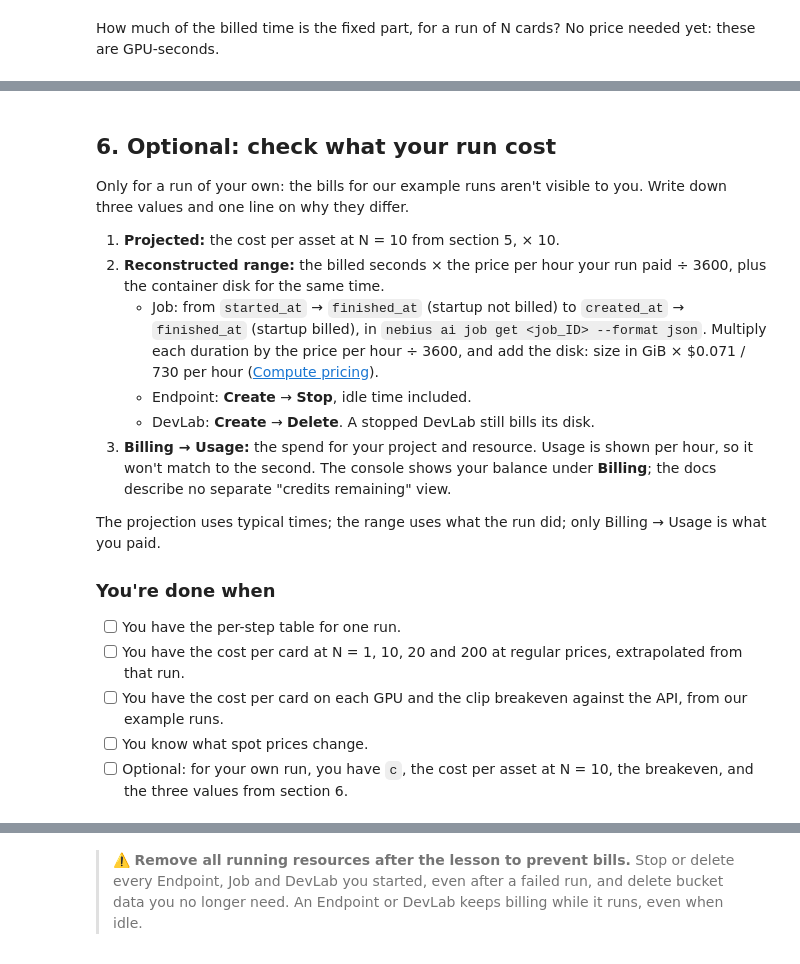
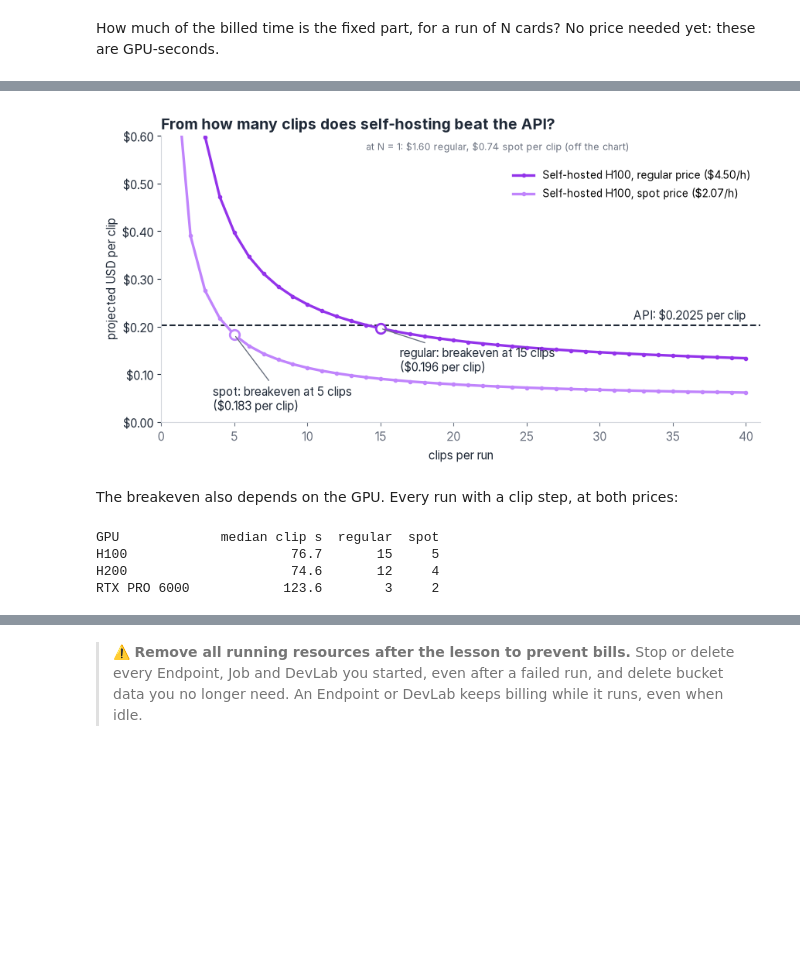
Before and after one commit to DataTalksClub/production-ai-agents-for-media-generation, a Jupyter notebook: 01-consistent-media-generation-on-serverless-gpus/code/nb-measuring-costs.ipynb, the cells around one changed output, grey strips where cells are left out. Drawn from its saved outputs; the diff is of its cells as text; code cells hidden in the pictures; blank space fills up the shorter version.

```diff
--- a/01-consistent-media-generation-on-serverless-gpus/code/nb-measuring-costs.ipynb
+++ b/01-consistent-media-generation-on-serverless-gpus/code/nb-measuring-costs.ipynb
@@ -208,0 +270,10 @@ for k in (1, 4, 10):
+# %%
+N = 200
+t_fixed_cached = T_START_S + t_load - clip["load_s"]  # best case: clip weights already on disk
+for k in (1, 4, 10):
+    wall_h = (t_fixed + N * t_gen / k) / 3600
+    usd = rate / 3600 * (k * t_fixed + N * t_gen)
+    usd_cached = rate / 3600 * (k * t_fixed_cached + N * t_gen)
+    print(
+        f"K={k:<3} wall time {wall_h:4.1f} h, cost ${usd:.2f} (${usd_cached:.2f} with cached clip weights)"
+    )
@@ -296,21 +413,0 @@ The same numbers as section 3, at the spot snapshot in "Prices and assumptions".
-# %%
-print(f"spot snapshot {SPOT_SNAPSHOT} vs regular, {PRICE_DATE}")
-print(f"{'GPU':<14}{'regular':>9}{'spot':>7}{'saving':>8}{'c reg':>9}{'c spot':>9}"
-      f"{'N=20 reg':>10}{'N=20 spot':>11}{'200k reg':>10}{'200k spot':>11}{'breakeven':>11}")
-for gpu in PRICES:
-    reg, spt = gpu_costs(gpu, "regular"), gpu_costs(gpu, "spot")
-    if reg is None:
-        continue
-    saving = 1 - spt["usd_h"] / reg["usd_h"]
-    print(f"{gpu:<14}{reg['usd_h']:>9.2f}{spt['usd_h']:>7.2f}{saving:>8.0%}"
-          f"{reg['c']:>9.4f}{spt['c']:>9.4f}{reg['n20']:>10.4f}{spt['n20']:>11.4f}"
-          f"{reg['santa']:>10,.0f}{spt['santa']:>11,.0f}"
-          f"{reg['breakeven'] or 'never':>6} -> {spt['breakeven'] or 'never'}")
-
-cheapest = {
-    pricing: min((g for g in PRICES if gpu_costs(g, pricing)),
-                 key=lambda g: gpu_costs(g, pricing)["c"])
-    for pricing in ("regular", "spot")
-}
-print(f"\nlowest marginal cost per card: {cheapest['regular']} at regular prices, "
-      f"{cheapest['spot']} at spot prices")
@@ -366,21 +414,24 @@ print(f"breakeven N: {mine['breakeven_assets'] or 'never (0)'}")
-# %% [markdown]
-## 6. Optional: check what your run cost
-
-Only for a run of your own: the bills for our example runs aren't visible to you. Write down three values and one line on why they differ.
-
-1. **Projected:** the cost per asset at N = 10 from section 5, × 10.
-2. **Reconstructed range:** the billed seconds × the price per hour your run paid ÷ 3600, plus the container disk for the same time.
-    - Job: from `started_at` → `finished_at` (startup not billed) to `created_at` → `finished_at` (startup billed), in `nebius ai job get <job_ID> --format json`. Multiply each duration by the price per hour ÷ 3600, and add the disk: size in GiB × $0.071 / 730 per hour ([Compute pricing](https://docs.nebius.com/compute/resources/pricing)).
-    - Endpoint: **Create** → **Stop**, idle time included.
-    - DevLab: **Create** → **Delete**. A stopped DevLab still bills its disk.
-3. **Billing → Usage:** the spend for your project and resource. Usage is shown per hour, so it won't match to the second. The console shows your balance under **Billing**; the docs describe no separate "credits remaining" view.
-
-The projection uses typical times; the range uses what the run did; only Billing → Usage is what you paid.
-
-### You're done when
-
-- [ ] You have the per-step table for one run.
-- [ ] You have the cost per card at N = 1, 10, 20 and 200 at regular prices, extrapolated from that run.
-- [ ] You have the cost per card on each GPU and the clip breakeven against the API, from our example runs.
-- [ ] You know what spot prices change.
-- [ ] Optional: for your own run, you have `c`, the cost per asset at N = 10, the breakeven, and the three values from section 6.
+# %%
+rates = {pricing: PRICES[MAIN_GPU][pricing] for pricing in ("regular", "spot")}
+fig = costs.breakeven_chart(steps["clip"], T_START_S, rates, p, gpu=MAIN_GPU)
+plt.show()
+# %% [output]
+[figure, added]
+# %% [markdown]
+The breakeven also depends on the GPU. Every run with a clip step, at both prices:
+# %%
+print(f"{'GPU':<14}{'median clip s':>15}{'regular':>9}{'spot':>6}")
+for gpu in PRICES:
+    run_steps = load_run(gpu)["steps"]
+    if "clip" not in run_steps:
+        continue
+    reg, spt = (
+        costs.clip_cost(run_steps, T_START_S, PRICES[gpu][pricing], p)["breakeven_assets"]
+        for pricing in ("regular", "spot")
+    )
+    print(f"{gpu:<14}{run_steps['clip']['median_s']:>15.1f}{reg or 'never':>9}{spt or 'never':>6}")
+# %% [output]
+GPU             median clip s  regular  spot
+H100                     76.7       15     5
+H200                     74.6       12     4
+RTX PRO 6000            123.6        3     2
```
Also changed, not shown: parts of 34 cells of this notebook, 8 other files.
